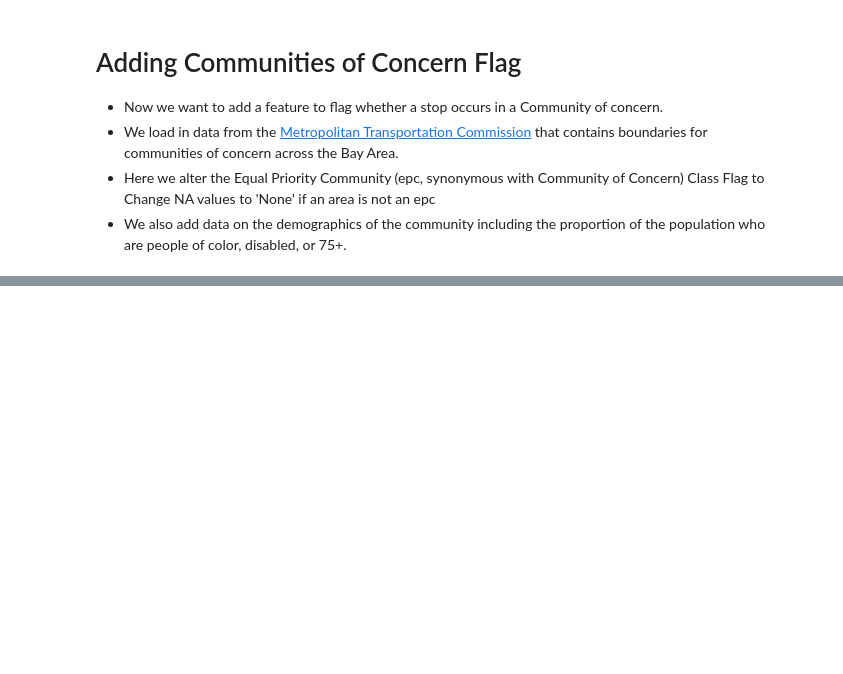
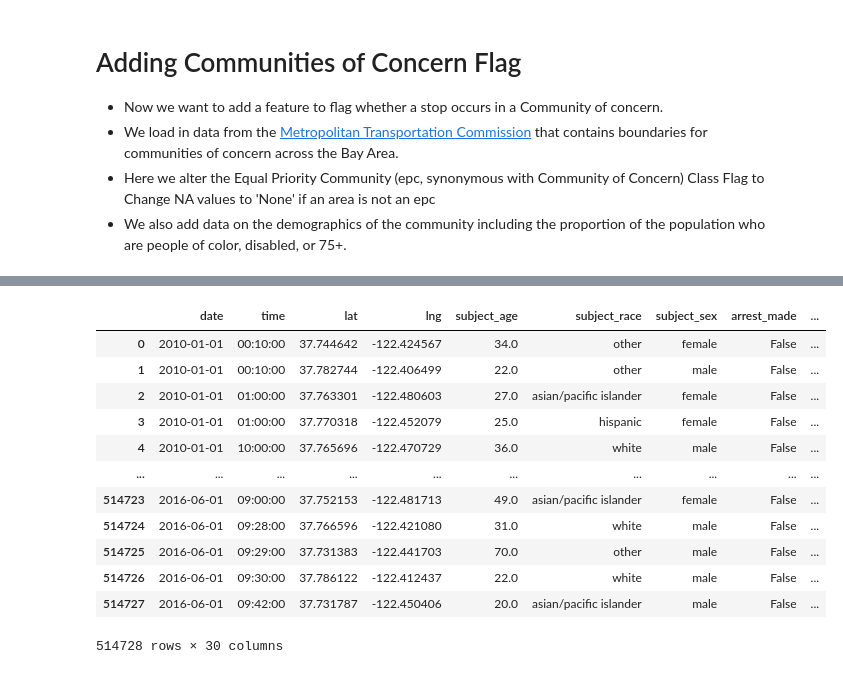
Before and after one commit to utexas-SDS-357/sds357-project-sp26-con-founders, a Jupyter notebook: Preprocessing/stops_preprocessing.ipynb, the cells around one changed output, grey strips where cells are left out. Drawn from its saved outputs; the diff is of its cells as text; code cells hidden in the pictures; blank space fills up the shorter version.

Commit message:
update preprocessing
light conditions

```diff
--- a/Preprocessing/stops_preprocessing.ipynb
+++ b/Preprocessing/stops_preprocessing.ipynb
@@ -242,8 +243,8 @@ stops_df = gpd.GeoDataFrame(
 )
 
 # add community of concern data to observations
-stops_concern = gpd.sjoin(stops_df, concern_df, how="inner", predicate="within")
+stops_df = gpd.sjoin(stops_df, concern_df, how="inner", predicate="within")
 
 # drop unnecessary columns
 unnecessary_cols = ['geometry', 'index_right']
-stops_concern = stops_concern.drop(columns = unnecessary_cols)
+stops_df = stops_df.drop(columns = unnecessary_cols)
@@ -249,0 +256,67 @@ stops_concern = stops_concern.drop(columns = unnecessary_cols)
+# %%
+from astral import LocationInfo
+from astral.sun import sun
+import pandas as pd
+from datetime import date, timedelta
+
+# add timezones to datetime for each observation
+stops_df['datetime'] = pd.to_datetime(stops_df['date'].astype(str) + " " + stops_df['time'].astype(str))
+stops_df['datetime'] = stops_df['datetime'].dt.tz_localize("America/Los_Angeles", ambiguous="NaT", nonexistent="shift_forward")
+stops_df = stops_df.dropna(subset=['datetime'])
+
+# function to get conditions for each day
+def get_sun_df(start_date, end_date):
+    city = LocationInfo("San Francisco", "USA", "America/Los_Angeles", 37.7749, -122.4194)
+    rows = []
+    current = start_date
+    while current <= end_date:
+        s = sun(city.observer, date=current)
+        rows.append({
+            "date": pd.Timestamp(current),
+            "dawn": s["dawn"],
+            "sunrise": s["sunrise"],
+            "sunset": s["sunset"],
+            "dusk": s["dusk"]
+        })
+        current += pd.Timedelta(days=1)
+    return pd.DataFrame(rows)
+
+sun_df = get_sun_df(stops_df['date'].min(), stops_df['date'].max())
+
+# merge
+stops_df = stops_df.merge(sun_df, on='date', how='left')
+for col in ['dawn', 'sunrise', 'sunset', 'dusk']:
+    stops_df[col] = stops_df[col].dt.tz_convert("America/Los_Angeles")
+    # If sun time ends up before midnight of the date, shift to correct day
+    stops_df[col] = stops_df.apply(
+        lambda row: row[col] + pd.Timedelta(days=1) if row[col].date() < row['date'].date() else row[col],
+        axis=1
+    )
+
+# assign condition based on datetime
+conditions = [
+    (stops_df['datetime'] >= stops_df['dawn']) & (stops_df['datetime'] < stops_df['sunrise']),  # dawn
+    (stops_df['datetime'] >= stops_df['sunrise']) & (stops_df['datetime'] <= stops_df['sunset']), # day
+    (stops_df['datetime'] > stops_df['sunset']) & (stops_df['datetime'] <= stops_df['dusk']),    # dusk
+    (stops_df['datetime'] < stops_df['dawn']) | (stops_df['datetime'] > stops_df['dusk'])        # night
+]
+choices = ["dawn", "day", "dusk", "night"]
+stops_df['light_condition'] = pd.Categorical(
+    np.select(conditions, choices, default="night"),
+    categories=["night", "dawn", "day", "dusk"],
+    ordered=True
+)
+# %% [output]
+|  | date | time | lat | lng | subject_age | subject_race | subject_sex | arrest_made | ... |
+| 0 | 2010-01-01 | 00:10:00 | 37.744642 | -122.424567 | 34.0 | other | female | False | ... |
+| 1 | 2010-01-01 | 00:10:00 | 37.782744 | -122.406499 | 22.0 | other | male | False | ... |
+| 2 | 2010-01-01 | 01:00:00 | 37.763301 | -122.480603 | 27.0 | asian/pacific islander | female | False | ... |
+| 3 | 2010-01-01 | 01:00:00 | 37.770318 | -122.452079 | 25.0 | hispanic | female | False | ... |
+| 4 | 2010-01-01 | 10:00:00 | 37.765696 | -122.470729 | 36.0 | white | male | False | ... |
+| ... | ... | ... | ... | ... | ... | ... | ... | ... | ... |
+| 514723 | 2016-06-01 | 09:00:00 | 37.752153 | -122.481713 | 49.0 | asian/pacific islander | female | False | ... |
+| 514724 | 2016-06-01 | 09:28:00 | 37.766596 | -122.421080 | 31.0 | white | male | False | ... |
+| 514725 | 2016-06-01 | 09:29:00 | 37.731383 | -122.441703 | 70.0 | other | male | False | ... |
+| 514726 | 2016-06-01 | 09:30:00 | 37.786122 | -122.412437 | 22.0 | white | male | False | ... |
+| 514727 | 2016-06-01 | 09:42:00 | 37.731787 | -122.450406 | 20.0 | asian/pacific islander | male | False | ... |
+514728 rows × 30 columns
```
Also changed, not shown: parts of 5 cells of this notebook.
